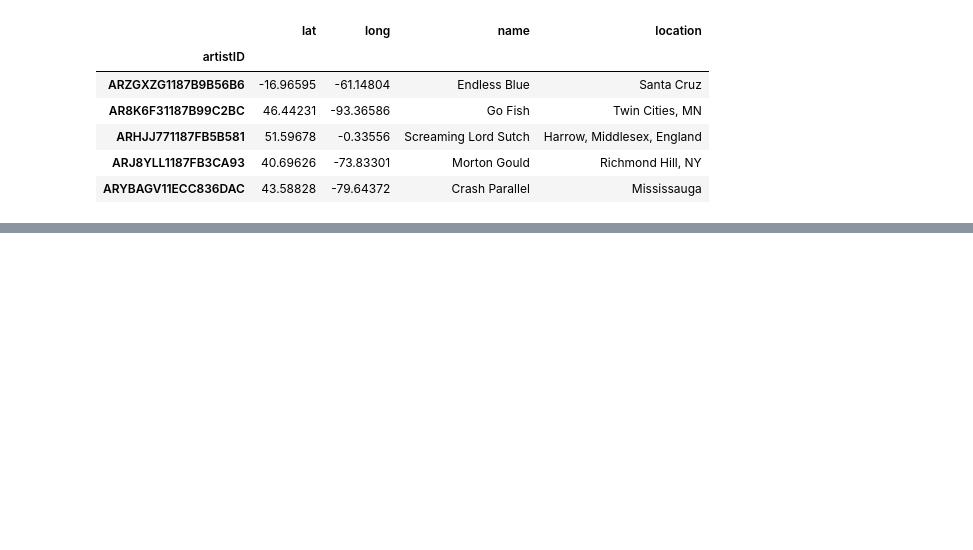
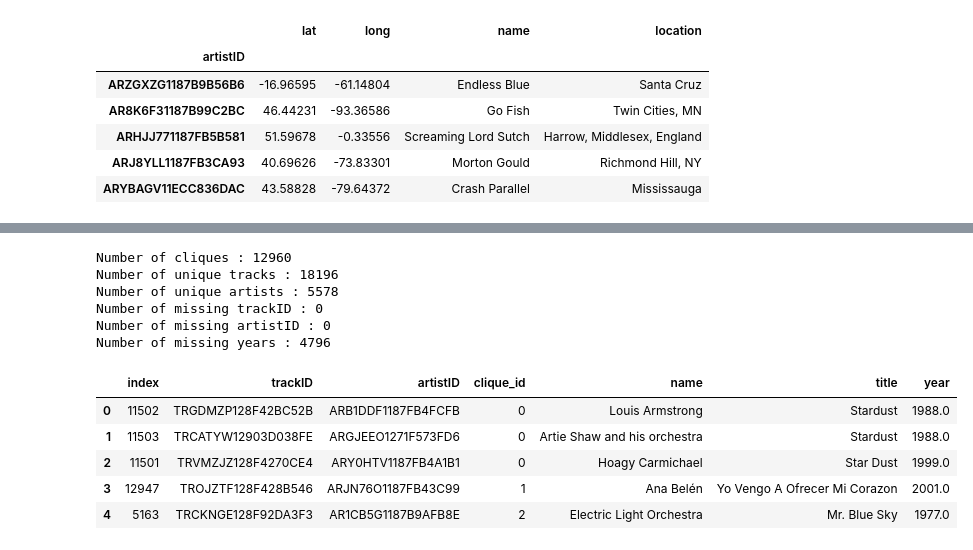
Before and after one commit to padesplaces/ada2017, a Jupyter notebook: project/Project - Anaïs' Notebook.ipynb, the cells around one changed output, grey strips where cells are left out. Drawn from its saved outputs; the diff is of its cells as text; code cells hidden in the pictures; blank space fills up the shorter version.

```diff
--- a/project/Project - Data Cleaning & Wrangling.ipynb
+++ b/project/Project - Anaïs' Notebook.ipynb
@@ -135,0 +118,2 @@ data
+# %%
+covers.shsID=covers.shsID.str.strip('%')
@@ -135,0 +129,15 @@ data
+# %%
+#Convert shsID to clique id (first convert to category and get a code)
+covers=covers.assign(clique_id=(covers.shsID.astype('category')).cat.codes)
+#Remove the shsID and the shsPerf columns (useless)
+covers.drop('shsID',axis=1,inplace=True)
+covers.drop('shsPerf',axis=1,inplace=True)
+#Merge with unique_artists dataframe to find the artist name for each track (no taking consideration of featuring since we take only the name of the artist assigned with the track)
+covers=covers.merge(unique_artists[['name']],how='left',left_on='artistID',right_index=True)
+#Take the clique id we defined as id of the dataframe (not unique index for now)
+#covers.set_index('id',inplace=True)
+#covers.sort_index(inplace=True)
+#Merge with unique_tracks dataframe to find the track name
+covers=covers.merge(unique_tracks[['title']],how='left',left_on='trackID',right_index=True)
+#Merge with tracks_per_year dataframe to find the year of each track
+covers=covers.merge(tracks_per_year[['year']],how='left',left_on='trackID',right_index=True)
@@ -135,0 +153,14 @@ data
+# %%
+print('Number of cliques :', max(covers.index)+1) #Number of cliques (+1 because id starts at 0)
+print('Number of unique tracks :', len(covers.trackID.unique()))
+print('Number of unique artists :', len(covers.artistID.unique()))
+print('Number of missing trackID :', len(covers[covers.trackID.isnull()]))
+print('Number of missing artistID :', len(covers[covers.artistID.isnull()]))
+print('Number of missing years :', len(covers[covers.year.isnull()]))
+# %% [output]
+Number of cliques : 12960
+Number of unique tracks : 18196
+Number of unique artists : 5578
+Number of missing trackID : 0
+Number of missing artistID : 0
+Number of missing years : 4796
@@ -135,0 +172,9 @@ data
+# %%
+covers.head()
+# %% [output]
+|  | index | trackID | artistID | clique_id | name | title | year |
+| 0 | 11502 | TRGDMZP128F42BC52B | ARB1DDF1187FB4FCFB | 0 | Louis Armstrong | Stardust | 1988.0 |
+| 1 | 11503 | TRCATYW12903D038FE | ARGJEEO1271F573FD6 | 0 | Artie Shaw and his orchestra | Stardust | 1988.0 |
+| 2 | 11501 | TRVMZJZ128F4270CE4 | ARY0HTV1187FB4A1B1 | 0 | Hoagy Carmichael | Star Dust | 1999.0 |
+| 3 | 12947 | TROJZTF128F428B546 | ARJN76O1187FB43C99 | 1 | Ana Belén | Yo Vengo A Ofrecer Mi Corazon | 2001.0 |
+| 4 | 5163 | TRCKNGE128F92DA3F3 | AR1CB5G1187B9AFB8E | 2 | Electric Light Orchestra | Mr. Blue Sky | 1977.0 |
```
Also changed, not shown: parts of 12 cells of this notebook.
